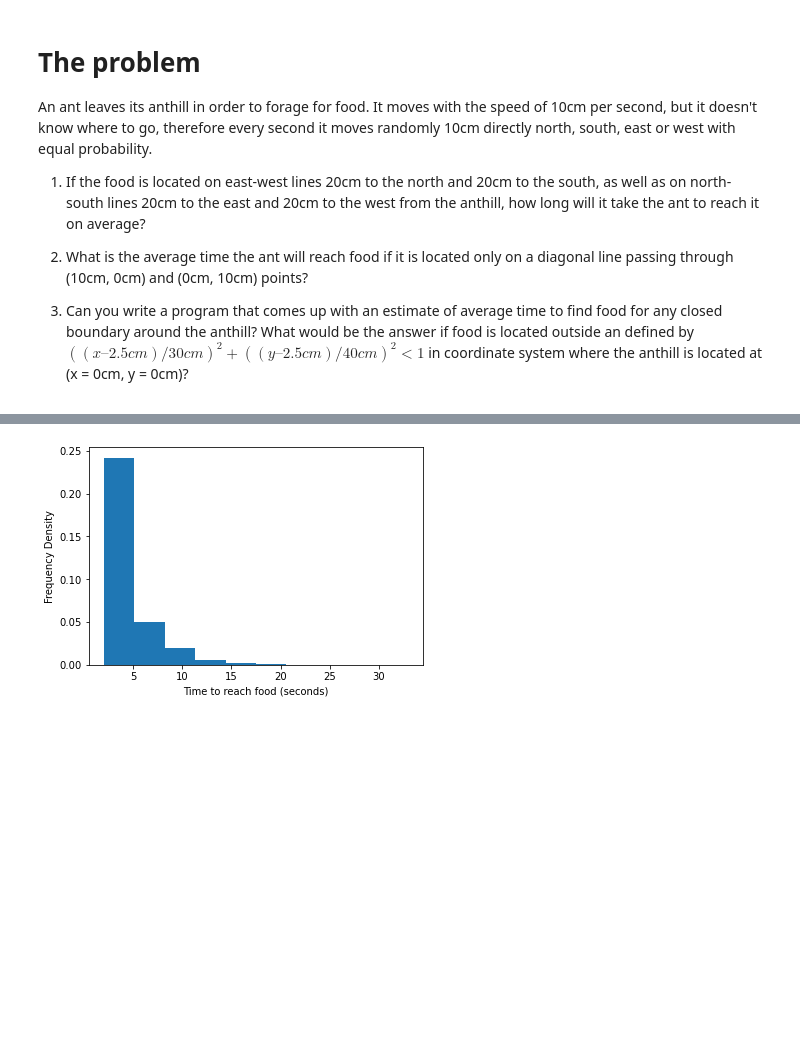
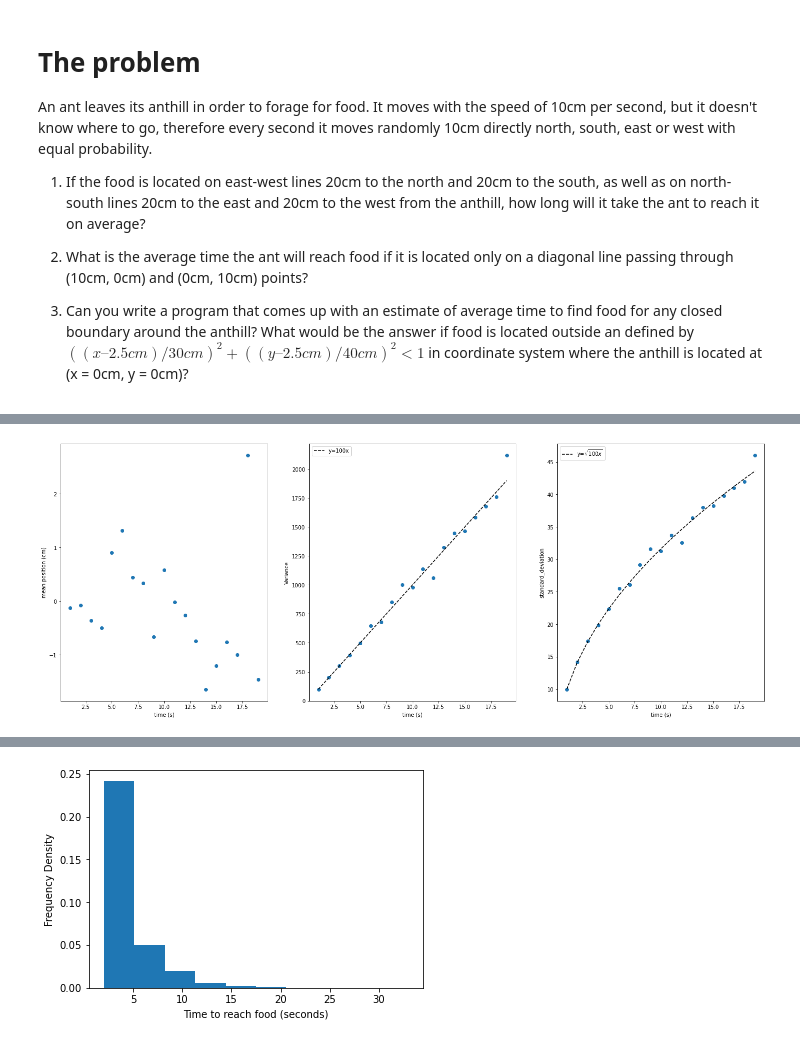
Before and after one commit to joeb42/statistics-playground, a Jupyter notebook: random_walks/random_walk.ipynb, the cells around one changed output, grey strips where cells are left out. Drawn from its saved outputs; the diff is of its cells as text; code cells hidden in the pictures; blank space fills up the shorter version.

Commit message:
update md cells and basic plots

```diff
--- a/random_walks/random_walk.ipynb
+++ b/random_walks/random_walk.ipynb
@@ -17,0 +17,95 @@ Now let's consider the one dimensional analogue to our two dimensional problem,
+# %%
+# lets check our calculation with a simple monte carlo simulation
+from numpy.random import default_rng
+import numpy as np
+import matplotlib.pyplot as plt
+from abc import ABCMeta, abstractmethod
+from math import sqrt
+
+# Let's create a base class that 1d and 2d ants can inherit from
+class AntBase(metaclass=ABCMeta):
+    def __init__(self):
+        self.rng = default_rng()
+        self.reset_coords()
+
+    @abstractmethod
+    def move(self) -> None:
+        pass
+
+    @abstractmethod
+    def at_food(self) -> bool:
+        pass
+
+    @abstractmethod
+    def reset_coords(self) -> None:
+        pass
+
+    def time_to_food(self) -> int:
+        """
+        Time how long ant takes to get to food
+        """
+        seconds = 0
+        while not self.at_food():
+            seconds += 1
+            self.move()
+        self.reset_coords()
+        return seconds
+
+# 1d ant inherits from base
+class Ant1D(AntBase):
+    def move(self) -> None:
+        """
+        Move the ant one random step +/- 10 cm along x axis
+        """
+        self.x += self.rng.choice((-10, +10))
+
+    def at_food(self) -> bool:
+        """
+        Determine whether ant is at food or not
+        """
+        return abs(self.x) >= 20
+
+    def reset_coords(self) -> None:
+        """
+        Reset ant's position to the origin
+        """
+        self.x = 0
+
+
+ant = Ant1D()
+num_repeats = 1000
+timesteps = range(1, 20)
+means = []
+variances = []
+standard_deviations = []
+
+for t in timesteps:
+    positions = []
+    for repeat in range(num_repeats):
+        for i in range(t):
+            ant.move()
+        positions.append(ant.x)
+        ant.reset_coords()
+    mean = sum(positions) / num_repeats
+    means.append(mean)
+    variance = sum((mean - i) ** 2 for i in positions) / num_repeats
+    variances.append(variance)
+    standard_deviations.append(sqrt(variance))
+
+fig, ax = plt.subplots(1, 3, figsize=(24, 9))
+ax[0].scatter(timesteps, means)
+ax[0].set_xlabel("time (s)")
+ax[0].set_ylabel("mean position (cm)")
+ax[1].scatter(timesteps, variances)
+ax[1].plot(timesteps, [t * 100 for t in timesteps], linestyle="dashed", color="k", label="y=100x")
+ax[1].legend()
+ax[1].set_xlabel("time (s)")
+ax[1].set_ylabel("Variance")
+ax[2].scatter(timesteps, standard_deviations)
+ax[2].plot(timesteps, [10*sqrt(t) for t in timesteps], label=r"y=$\sqrt{100x}$", linestyle="dashed", color="k")
+ax[2].set_xlabel("time (s)")
+ax[2].set_ylabel("standard_deviation")
+ax[2].legend()
+plt.show()
+# %% [output]
+[figure, added]
```
Also changed, not shown: parts of 9 cells of this notebook.
